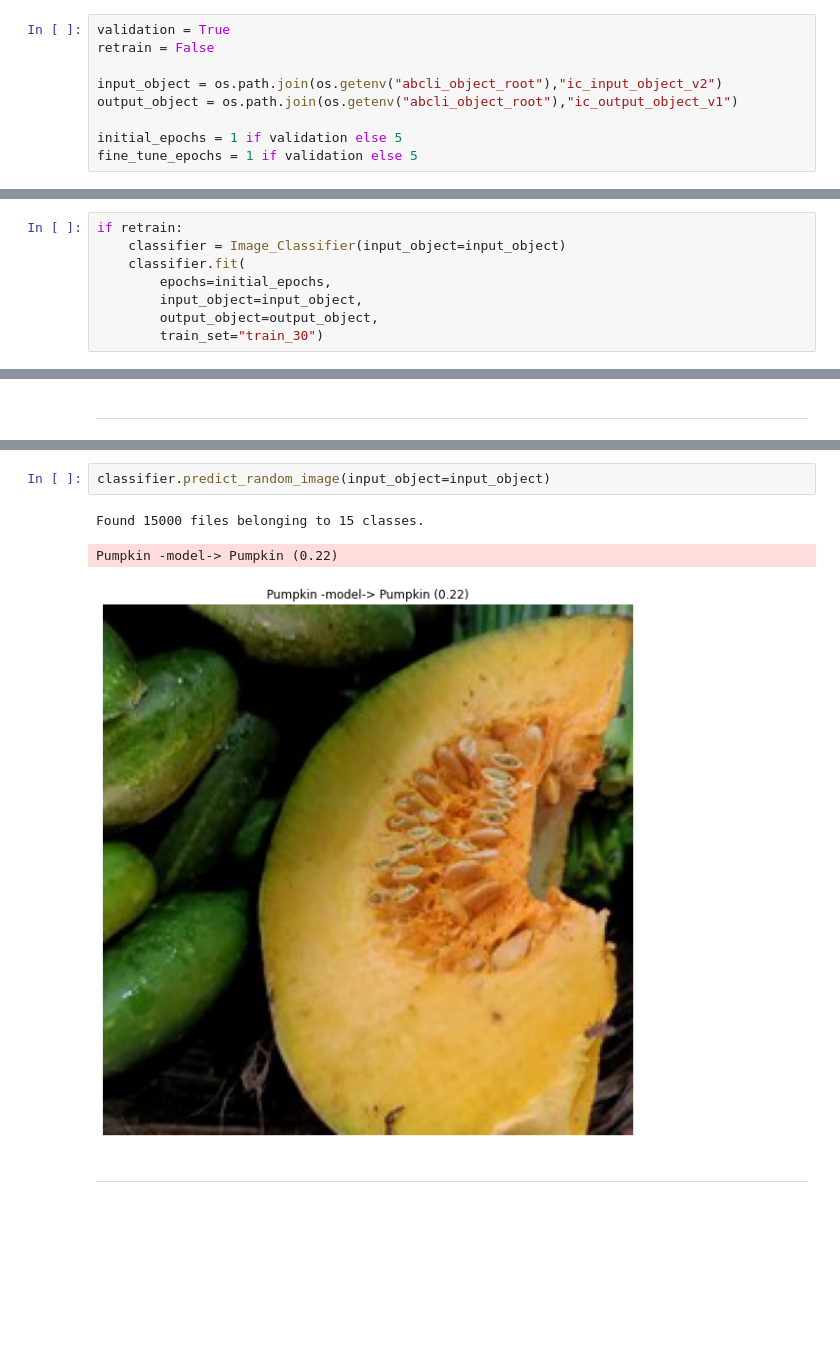
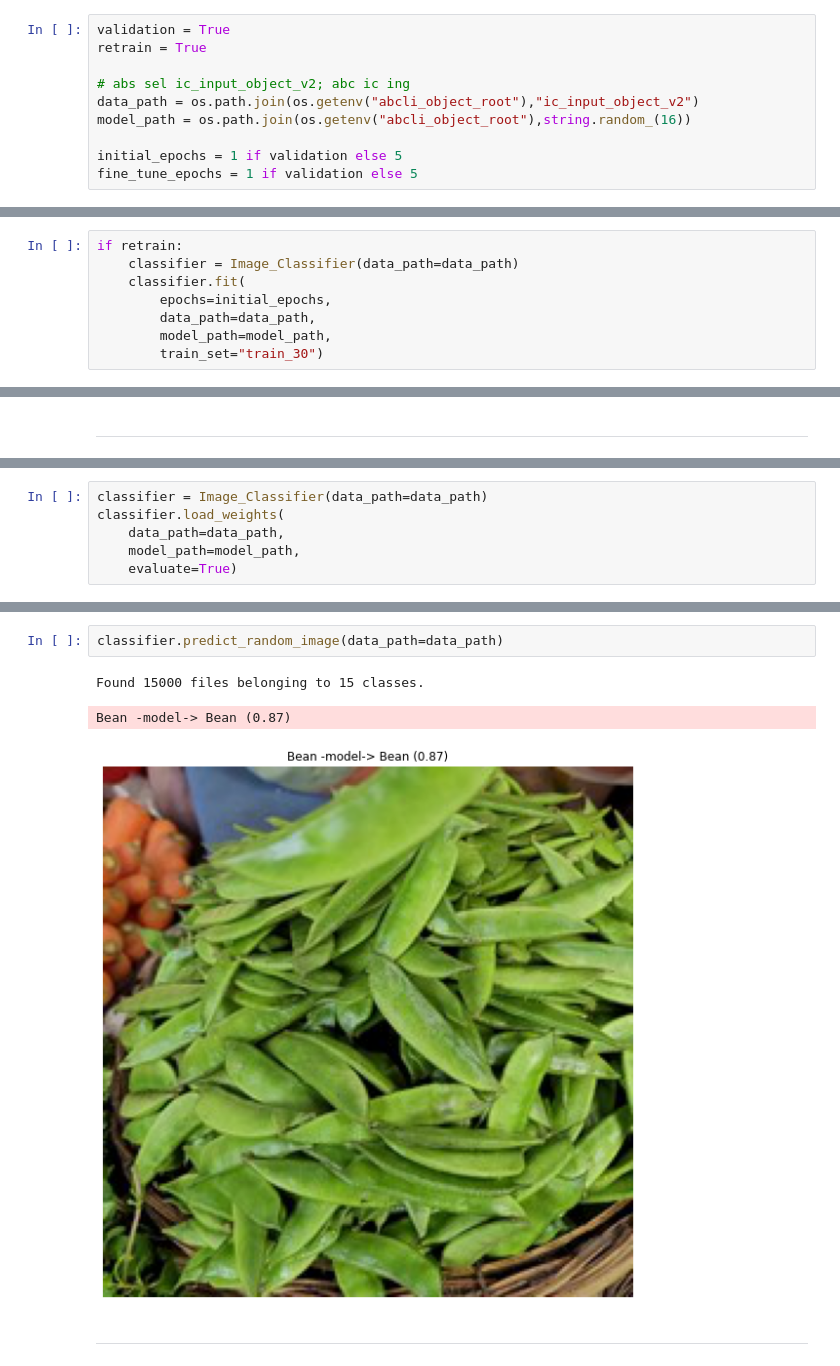
Before and after one commit to kamangir/image-classifier, a Jupyter notebook: image_classifier.ipynb, the cells around one changed output, grey strips where cells are left out. Drawn from its saved outputs; the diff is of its cells as text; blank space fills up the shorter version.

```diff
--- a/image_classifier.ipynb
+++ b/image_classifier.ipynb
@@ -29,9 +24,10 @@ TensorFlow: 2.6.0
 # %%
 validation = True
-retrain = False
+retrain = True
 
-input_object = os.path.join(os.getenv("abcli_object_root"),"ic_input_object_v2")
-output_object = os.path.join(os.getenv("abcli_object_root"),"ic_output_object_v1")
+# abs sel ic_input_object_v2; abc ic ing
+data_path = os.path.join(os.getenv("abcli_object_root"),"ic_input_object_v2")
+model_path = os.path.join(os.getenv("abcli_object_root"),string.random_(16))
 
 initial_epochs = 1 if validation else 5
 fine_tune_epochs = 1 if validation else 5
@@ -39,9 +35,9 @@ fine_tune_epochs = 1 if validation else 5
 ---
 # %%
 if retrain:
-    classifier = Image_Classifier(input_object=input_object)
+    classifier = Image_Classifier(data_path=data_path)
     classifier.fit(
         epochs=initial_epochs,
-        input_object=input_object,
-        output_object=output_object,
+        data_path=data_path,
+        model_path=model_path,
         train_set="train_30")
@@ -77,0 +74,6 @@ None
+# %%
+classifier = Image_Classifier(data_path=data_path)
+classifier.load_weights(
+    data_path=data_path,
+    model_path=model_path,
+    evaluate=True)
@@ -78,8 +98,8 @@ None
 # %%
-classifier.predict_random_image(input_object=input_object)
+classifier.predict_random_image(data_path=data_path)
 # %% [output]
 Found 15000 files belonging to 15 classes.
-Pumpkin -model-> Pumpkin (0.22)
+Bean -model-> Bean (0.87)
-[figure, old version]
+[figure, new version]
 # %% [markdown]
 ---
```
Also changed, not shown: parts of 7 cells of this notebook, 3 other files.
